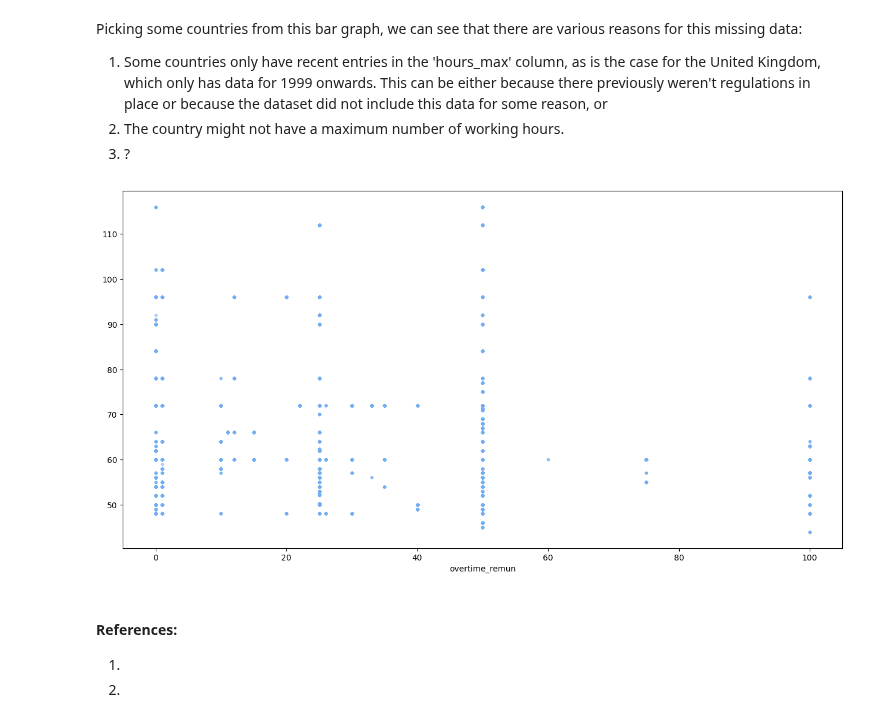
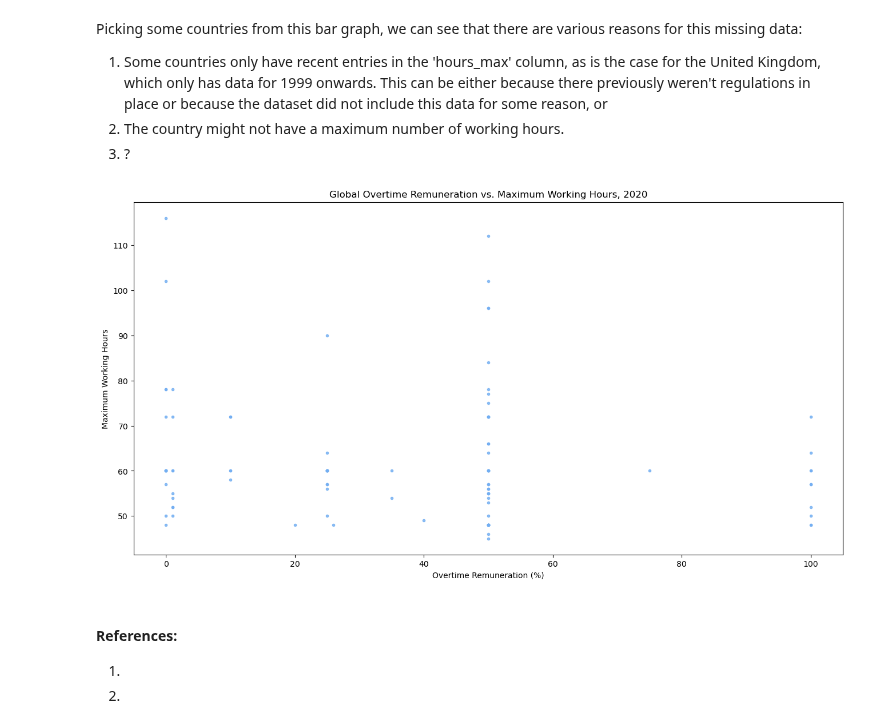
Before and after one commit to trevor-moss/ek121_finalProj, a Jupyter notebook: submission_format.ipynb, the cells around one changed output. Saved outputs shown, nothing was run; the diff lists cells and outputs as text; code cells hidden in the pictures.

Commit message:
remun plot

```diff
--- a/submission_format.ipynb
+++ b/submission_format.ipynb
@@ -246,14 +246,16 @@ Picking some countries from this bar graph, we can see that there are various re
 # %%
 #overtime_remun vs hours_max
 
 
-df.plot(x='overtime_remun', y='hours_max', legend=None, alpha=0.5, linestyle='None', marker='.', color="#72aef2")
+df_2020.plot(x='overtime_remun', y='hours_max', legend=None, alpha=0.8, linestyle='None', marker='.', color="#72aef2")
 
-
+plt.title('Global Overtime Remuneration vs. Maximum Working Hours, 2020')
+plt.xlabel('Overtime Remuneration (%)')
+plt.ylabel('Maximum Working Hours')
 
 plt.show()
 # %% [output]
-[figure, old version]
+[figure, new version]
 # %%
 
 df_JP = df.loc[df['country_name'] == "Japan"]
```
